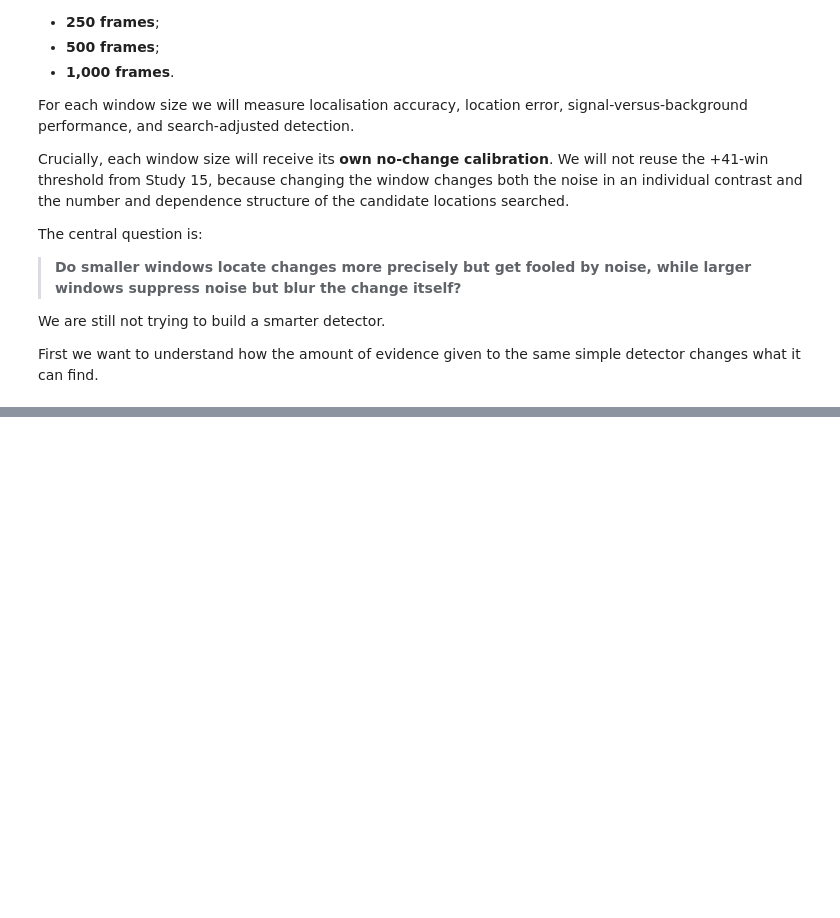
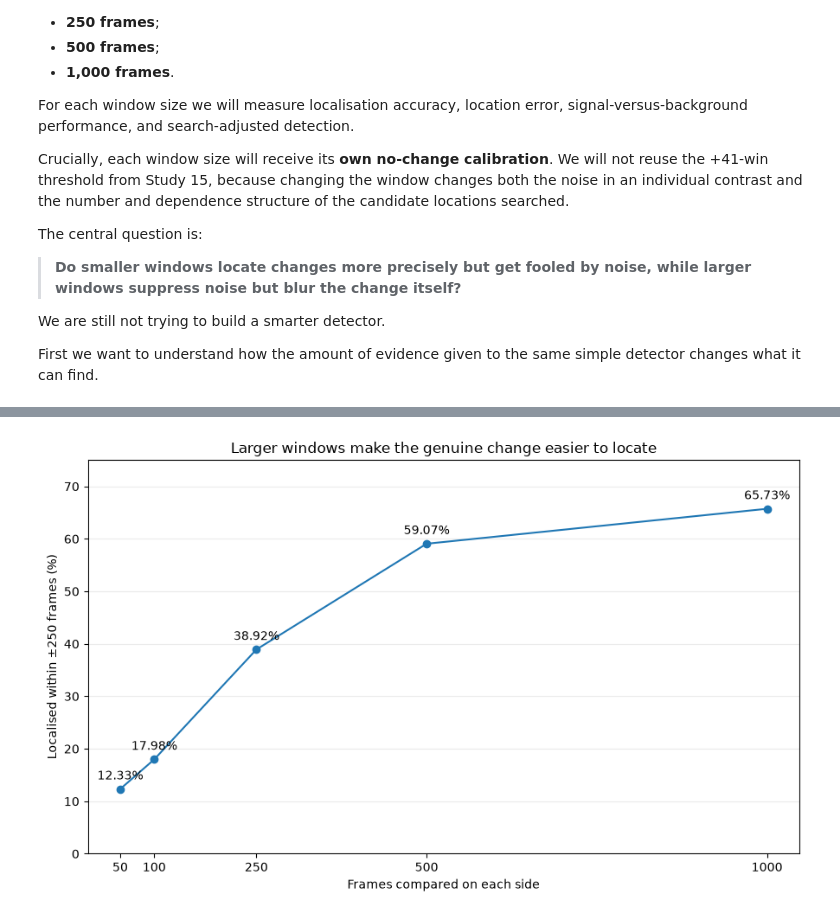
Before and after one commit to rjmac22/rails-sports, a Jupyter notebook: notebooks/17_snooker_change_window_size.ipynb, the cells around one changed output, grey strips where cells are left out. Saved outputs shown, nothing was run; the diff lists cells and outputs as text; code cells hidden in the pictures; blank space fills up the shorter version.

Commit message:
Complete Study 17 change window size analysis

```diff
--- a/notebooks/17_snooker_change_window_size.ipynb
+++ b/notebooks/17_snooker_change_window_size.ipynb
@@ -58,0 +128,17 @@ First we want to understand how the amount of evidence given to the same simple
+# %%
+import numpy as np
+import pandas as pd
+import matplotlib.pyplot as plt
+
+# Fixed study parameters
+career_length = 5_000
+change_point = 2_500
+
+p_before = 0.58
+p_after = 0.64
+
+window_sizes = [50, 100, 250, 500, 1_000]
+
+localisation_tolerance = 250
+
+n_simulations = 10_000
@@ -58,0 +1281,43 @@ First we want to understand how the amount of evidence given to the same simple
+# %%
+# Plot localisation accuracy against the amount of evidence used on each side
+# of a candidate change point.
+#
+# This is the simplest summary of the main result so far:
+# larger windows make the genuine 58% -> 64% change much more likely to
+# produce the strongest apparent improvement in the correct part of the career.
+
+fig, ax = plt.subplots(figsize=(9, 5.5))
+
+ax.plot(
+    window_results_df["window"],
+    window_results_df["localisation_rate"] * 100,
+    marker="o",
+)
+
+# Label each point so the exact simulation result remains visible without
+# needing to estimate values from the axis.
+for _, row in window_results_df.iterrows():
+    ax.annotate(
+        f'{row["localisation_rate"] * 100:.2f}%',
+        (
+            row["window"],
+            row["localisation_rate"] * 100,
+        ),
+        xytext=(0, 8),
+        textcoords="offset points",
+        ha="center",
+    )
+
+ax.set_title("Larger windows make the genuine change easier to locate")
+ax.set_xlabel("Frames compared on each side")
+ax.set_ylabel("Localised within ±250 frames (%)")
+
+ax.set_xticks(window_sizes)
+ax.set_ylim(0, 75)
+
+ax.grid(axis="y", alpha=0.25)
+
+plt.tight_layout()
+plt.show()
+# %% [output]
+[figure, added]
```
Also changed, not shown: parts of 32 cells of this notebook.
